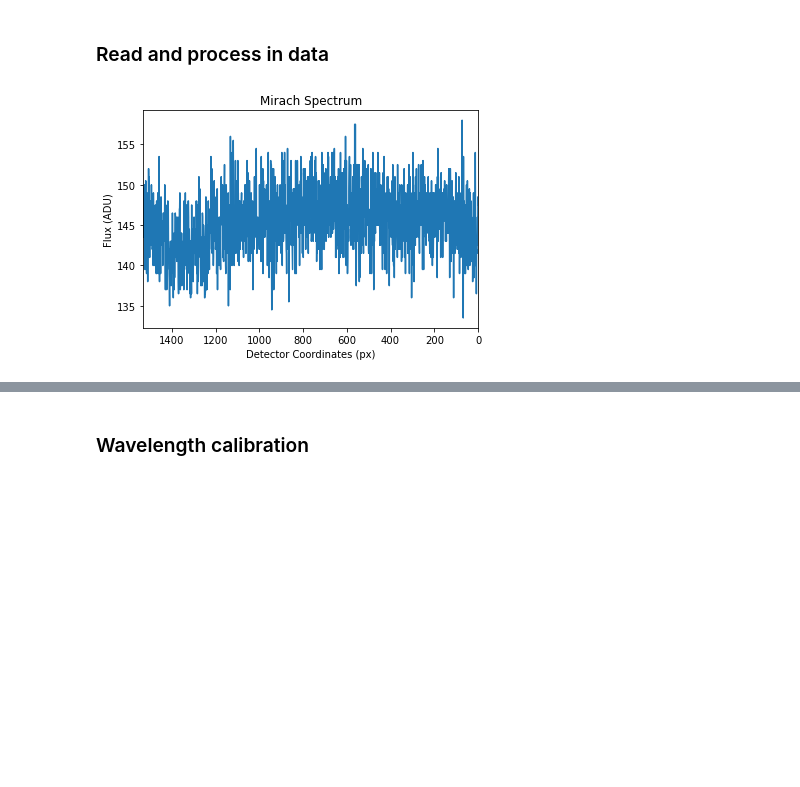
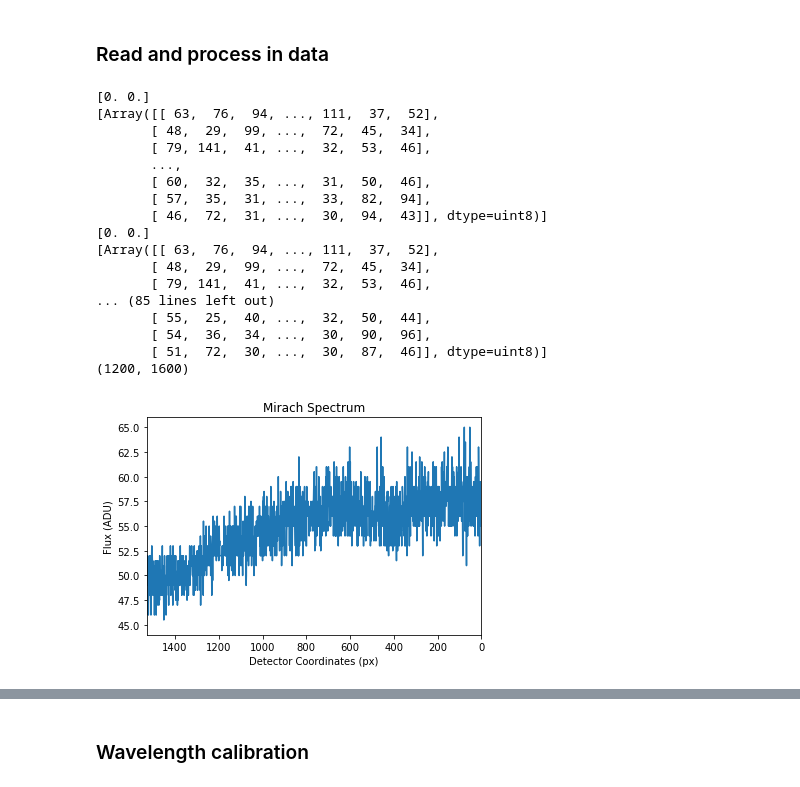
Before and after one commit to cl3425/ast6725-spectroscopy-lab, a Jupyter notebook: spectroscopy-lab-chris-lam.ipynb, the cells around one changed output, grey strips where cells are left out. Drawn from its saved outputs; the diff is of its cells as text; code cells hidden in the pictures; blank space fills up the shorter version.

```diff
--- a/spectroscopy-lab-chris-lam.ipynb
+++ b/spectroscopy-lab-chris-lam.ipynb
@@ -26,0 +13,23 @@ kr_lamp = np.median(np.array(np.stack((kr_lamp1, kr_lamp2))), axis=0) # stack th
+# %%
+# read, align, median-combine. bars.
+def stack_and_median(files): # old
+    file_names = glob(files)
+    images = []
+    og = imageio.imread(np.sort(file_names)[0])
+    for i in range(len(file_names)):
+        image = imageio.imread(np.sort(file_names)[i])
+        images.append(image)
+    im_array = np.array(images)
+    return np.median(1.0*im_array, axis=0)
+
+def stack_shift_median(files): # new
+    file_names = glob(files)
+    images = []
+    og = imageio.imread(np.sort(file_names)[0])
+    for i in range(len(file_names)):
+        image = imageio.imread(np.sort(file_names)[i])
+        # calculate shift for each image relative to first
+        pcc = phase_cross_correlation(og, image)
+        # apply shift
+        images.append(np.roll(image, [int(shift) for shift in pcc[0]], axis=(0,1)))
+    return np.median(np.array(np.stack(images)), axis=0)
@@ -27,41 +42,57 @@ kr_lamp = np.median(np.array(np.stack((kr_lamp1, kr_lamp2))), axis=0) # stack th
 # %%
-# now let's do the darks and flats
-def stack_and_median(files):
+# read, align, median-combine. bars.
+def stack_and_median(files): # old
     file_names = glob(files)
     images = []
     og = imageio.imread(np.sort(file_names)[0])
     for i in range(len(file_names)):
         image = imageio.imread(np.sort(file_names)[i])
         images.append(image)
     im_array = np.array(images)
     return np.median(1.0*im_array, axis=0)
 
-def stack_median_shift(files):
+def stack_shift_median(files): # new
     file_names = glob(files)
     images = []
     og = imageio.imread(np.sort(file_names)[0])
     for i in range(len(file_names)):
         image = imageio.imread(np.sort(file_names)[i])
         # calculate shift for each image relative to first
         pcc = phase_cross_correlation(og, image)
-        print(pcc[0])
         # apply shift
-        og += np.roll(image, [int(shift) for shift in pcc[0]], axis=(0,1))
-        #images.append(image)
-    #im_array = np.array(images)
-    #return np.median(1.0*im_array, axis=0)
-    return og
+        images.append(np.roll(image, [int(shift) for shift in pcc[0]], axis=(0,1)))
+    return np.median(np.array(np.stack(images)), axis=0)
 
-mirach = stack_and_median(path+'aldebaran_3s_*.bmp')
+#mirach = stack_and_median(path+'aldebaran_3s_*.bmp')
 #mirach = stack_and_median(path+'mirach_8s_*.bmp')
+mirach1 = stack_median_shift(path+'mirach_8s_*.bmp')
+#mirach1 = stack_median_shift(path+'aldebaran_3s_*.bmp')
 #mirach1 = stack_median_shift(path+'deneb_3s_13.63g_*.bmp')
+print(mirach1.shape)
 mirach_rect1 = mirach1[355:539,:]
 mirach_collapsed1 = np.median(mirach_rect1, axis=0)
 plt.plot(detector_loc, mirach_collapsed1)
 plt.xlim([1530, 0])
 plt.xlabel('Detector Coordinates (px)')
 plt.ylabel('Flux (ADU)')
 plt.title('Mirach Spectrum')
 plt.show()
 # %% [output]
+[0. 0.]
+[Array([[ 63,  76,  94, ..., 111,  37,  52],
+       [ 48,  29,  99, ...,  72,  45,  34],
+       [ 79, 141,  41, ...,  32,  53,  46],
+       ...,
+       [ 60,  32,  35, ...,  31,  50,  46],
+       [ 57,  35,  31, ...,  33,  82,  94],
+       [ 46,  72,  31, ...,  30,  94,  43]], dtype=uint8)]
+[0. 0.]
+[Array([[ 63,  76,  94, ..., 111,  37,  52],
+       [ 48,  29,  99, ...,  72,  45,  34],
+       [ 79, 141,  41, ...,  32,  53,  46],
+... (85 lines left out)
+       [ 55,  25,  40, ...,  32,  50,  44],
+       [ 54,  36,  34, ...,  30,  90,  96],
+       [ 51,  72,  30, ...,  30,  87,  46]], dtype=uint8)]
+(1200, 1600)
-[figure, old version]
+[figure, new version]
```
Also changed, not shown: parts of 46 cells of this notebook.
